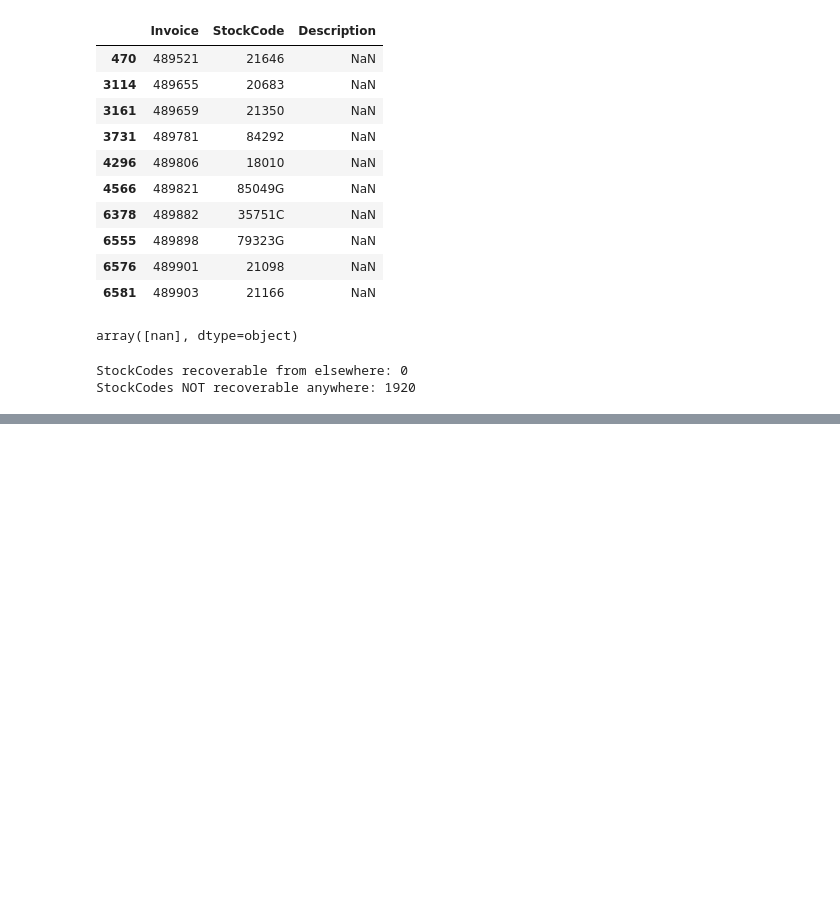
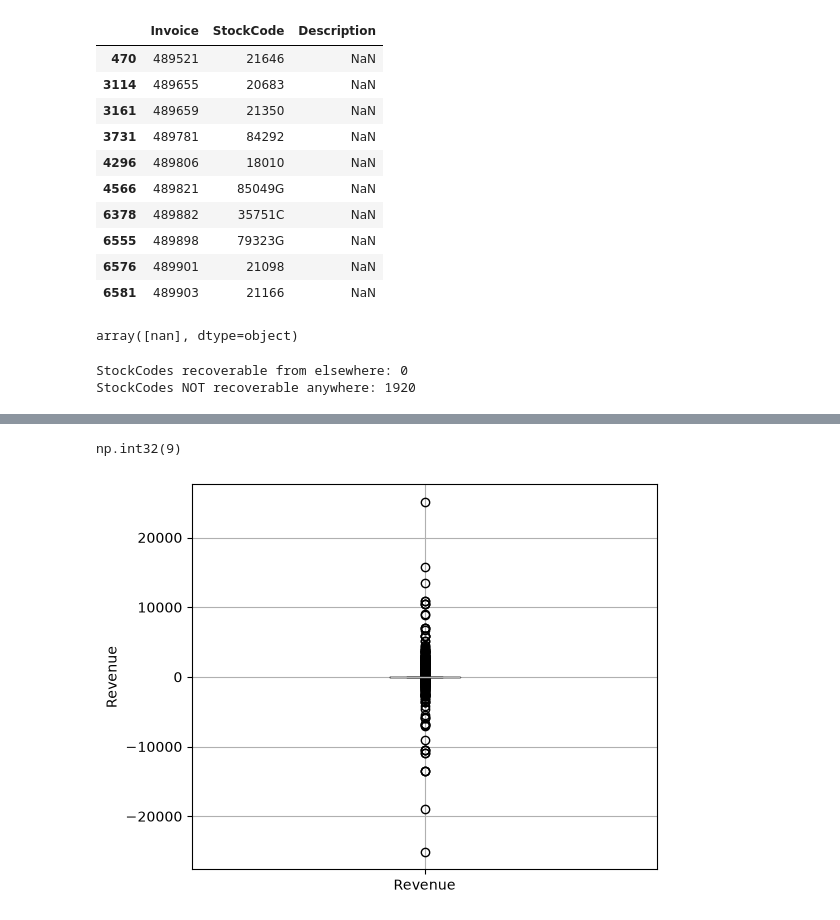
Before and after one commit to chiragkalucha/RetailPulse-Analytics, a Jupyter notebook: notebooks/eda1.ipynb, the cells around one changed output, grey strips where cells are left out. Cells and saved outputs as stored; diff of their text form; code cells hidden in the pictures; blank space fills up the shorter version.

```diff
--- a/notebooks/eda1.ipynb
+++ b/notebooks/eda1.ipynb
@@ -148,0 +169,10 @@ StockCodes NOT recoverable anywhere: 1920
+# %%
+df_clean[df_clean['InvoiceDate'].dt.to_period('M') == '2010-12']['InvoiceDate'].dt.day.max()
+# %% [output]
+np.int32(9)
+# %%
+df_clean.boxplot(column='Revenue', figsize=(6,5))
+plt.ylabel('Revenue')
+plt.show()
+# %% [output]
+[figure, added]
```
Also changed, not shown: parts of 6 cells of this notebook, 2 other files.
